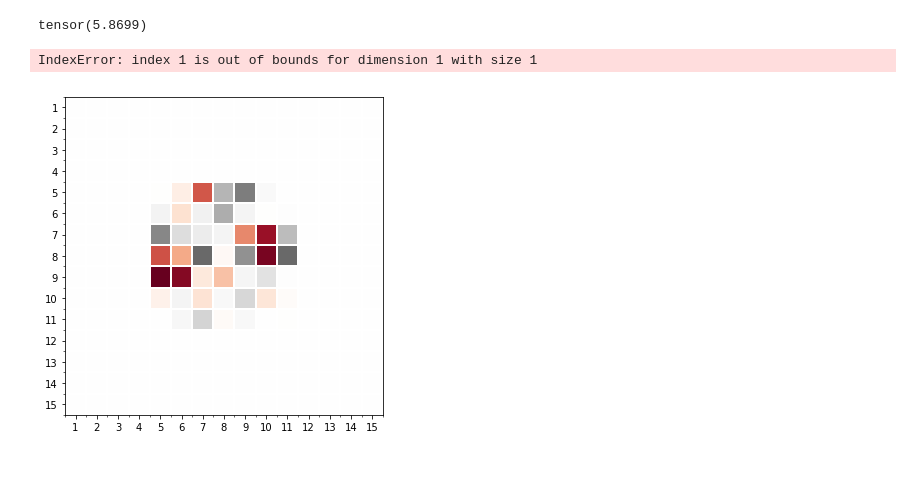
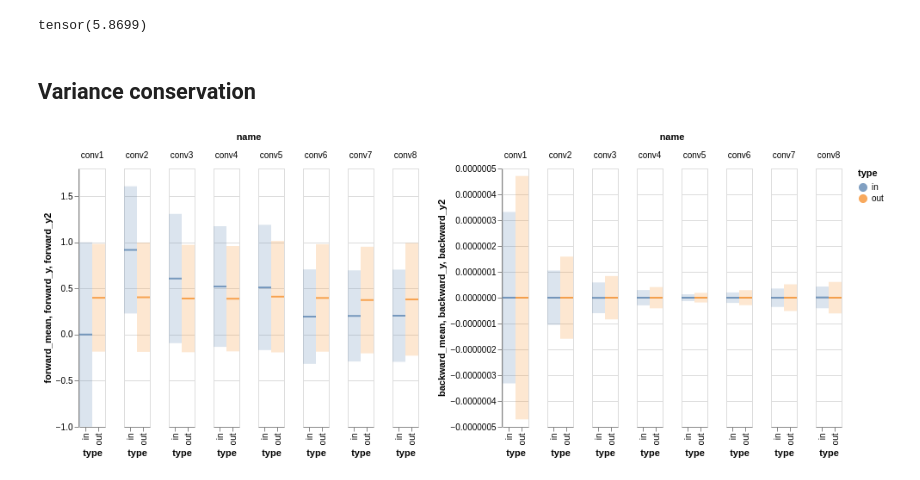
Before and after one commit to gabriel-lepetitaimon/steered-fcnn, a Jupyter notebook: notebooks/WeightInitialization.ipynb, the cells around one changed output. Cells and saved outputs as stored; diff of their text form; code cells hidden in the pictures.

```diff
--- a/notebooks/WeightInitialization.ipynb
+++ b/notebooks/WeightInitialization.ipynb
@@ -58,9 +93,27 @@ O = base.conv2d(I, W1)[0,0]
 O.max()
 # %% [output]
 tensor(5.8699)
-# %%
-for i in range(6):
-    plot_filter(base.conv2d(I, W)[0,i])
-# %% [output]
-IndexError: index 1 is out of bounds for dimension 1 with size 1
-[figure, removed]
+# %% [markdown]
+## Variance conservation
+# %%
+net = HemelingRotNet(1, 1, padding='auto').cuda()
+# %%
+forward_tensors = {}
+backward_tensors = {}
+
+def store_forward(name):
+    def hook(self, input, output):
+        forward_tensors[name+'-in'] = input
+        forward_tensors[name+'-out'] = output
+    return hook
+
+def store_backward(name):
+    def hook(self, grad_input, grad_output):
+        backward_tensors[name+'-in'] = grad_input
+        backward_tensors[name+'-out'] = grad_output
+    return hook
+
+for i in range(1,9):
+    name = f'conv{i}'
+    getattr(net, name)[0].register_forward_hook(store_forward(name))
+    getattr(net, name)[0].register_backward_hook(store_backward(name))
@@ -66,0 +153,24 @@ IndexError: index 1 is out of bounds for dimension 1 with size 1
+# %%
+chart = alt.Chart(dist_df)
+def plot_dist(back=False):
+    n = 'forward_' if not back else 'backward_'
+    layered = alt.LayerChart()
+    layered += chart.mark_tick(
+                        thickness=2,
+                        width=15,
+                    ).encode(
+                        alt.X('type:N'), alt.Y(n+'mean:Q'),
+                        alt.Color('type:N')
+                    )
+    layered += chart.mark_bar(
+                        opacity=.2,
+                        width=15,
+                 ).encode(
+                    alt.X('type:N'), alt.Y(n+'y:Q'), alt.Y2(n+'y2:Q'),
+                    alt.Color('type:N')
+                  ).properties(width=30)
+    return layered.facet('name:O').resolve_scale(x='independent').interactive()
+
+(plot_dist(False)|plot_dist(True))
+# %% [output]
+[figure, added]
```
Also changed, not shown: parts of 9 cells of this notebook, 9 other files.
